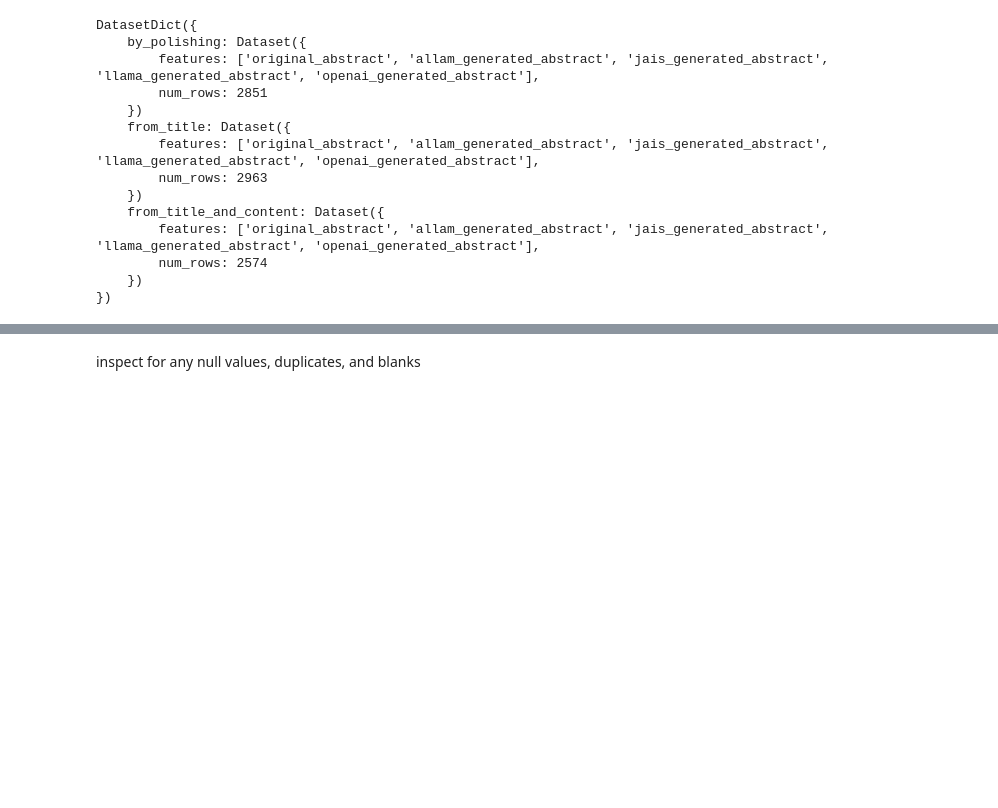
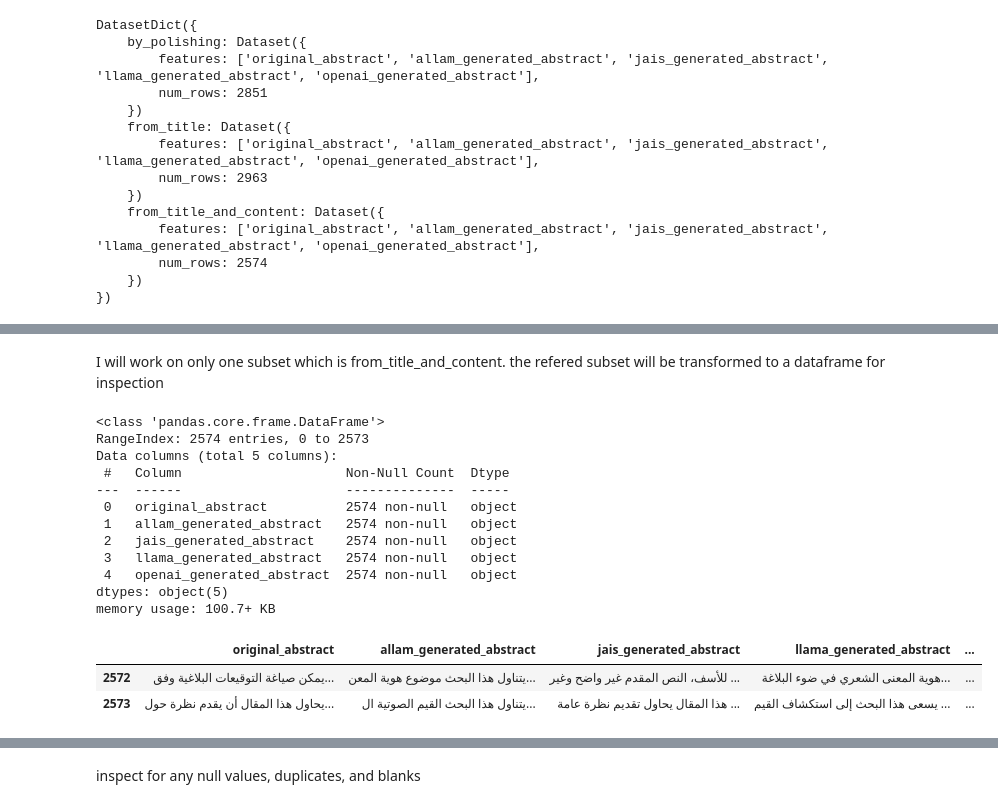
Before and after one commit to samar99-tech/arabic-AI-text-Detection, a Jupyter notebook: notebooks/dataloading.ipynb, the cells around one changed output, grey strips where cells are left out. Drawn from its saved outputs; the diff is of its cells as text; code cells hidden in the pictures; blank space fills up the shorter version.

```diff
--- a/notebooks/dataloading.ipynb
+++ b/notebooks/dataloading.ipynb
@@ -171,0 +155,21 @@ the total numbers of texts:  41940
+# %% [markdown]
+I will work on only one subset which is from_title_and_content. the refered subset will be transformed to a dataframe for inspection
+# %%
+df.info()
+df.tail(2)
+# %% [output]
+<class 'pandas.core.frame.DataFrame'>
+RangeIndex: 2574 entries, 0 to 2573
+Data columns (total 5 columns):
+ #   Column                     Non-Null Count  Dtype
+---  ------                     --------------  -----
+ 0   original_abstract          2574 non-null   object
+ 1   allam_generated_abstract   2574 non-null   object
+ 2   jais_generated_abstract    2574 non-null   object
+ 3   llama_generated_abstract   2574 non-null   object
+ 4   openai_generated_abstract  2574 non-null   object
+dtypes: object(5)
+memory usage: 100.7+ KB
+|  | original_abstract | allam_generated_abstract | jais_generated_abstract | llama_generated_abstract | ... |
+| 2572 | يمكن صياغة التوقيعات البلاغية وفق... | يتناول هذا البحث موضوع هوية المعن... | للأسف، النص المقدم غير واضح وغير ... | هوية المعنى الشعري في ضوء البلاغة... | ... |
+| 2573 | يحاول هذا المقال أن يقدم نظرة حول... | يتناول هذا البحث القيم الصوتية ال... | هذا المقال يحاول تقديم نظرة عامة ... | يسعى هذا البحث إلى استكشاف القيم ... | ... |
```
Also changed, not shown: parts of 32 cells of this notebook.
